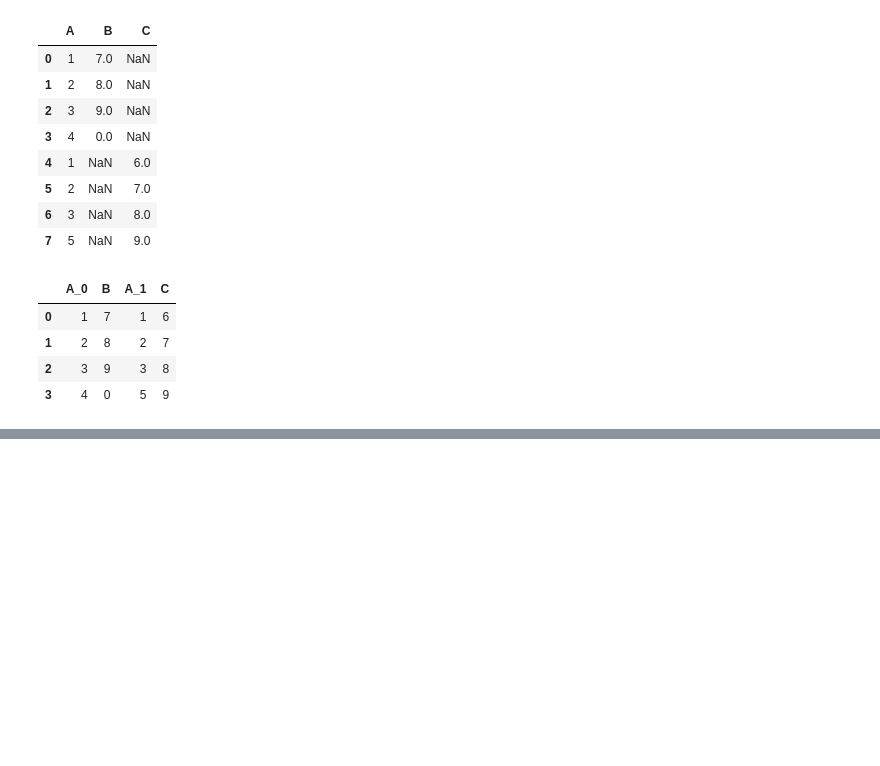
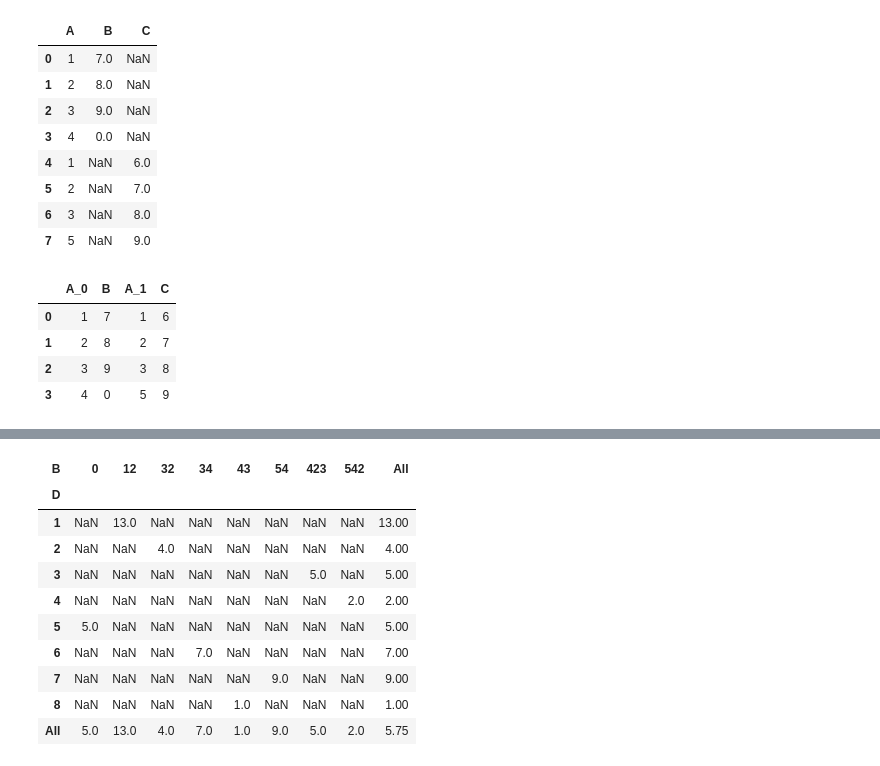
Before and after one commit to M-Hamza-Rao/Pandas-Practice, a Jupyter notebook: Pandas_Practice.ipynb, the cells around one changed output, grey strips where cells are left out. Drawn from its saved outputs; the diff is of its cells as text; code cells hidden in the pictures; blank space fills up the shorter version.

Commit message:
Pivot tables and Melt function

```diff
--- a/Pandas_Practice.ipynb
+++ b/Pandas_Practice.ipynb
@@ -931,0 +957,3 @@ df1.join(df2, how="outer", lsuffix="_0", rsuffix="_1")
+# %%
+df5=pd.DataFrame({"A":[0,9,8,7,6,5,4,3],"B":[12,32,423,542,0,34,54,43],"C":[13,4,5,2,5,7,9,1], "D":[1,2,3,4,5,6,7,8]})
+df5.pivot(index="D",columns="B", values="C")
@@ -931,0 +971,14 @@ df1.join(df2, how="outer", lsuffix="_0", rsuffix="_1")
+# %%
+df5.pivot_table(index="D",columns="B",values="C", aggfunc="mean", margins=True) #sum
+# %% [output]
+| B | 0 | 12 | 32 | 34 | 43 | 54 | 423 | 542 | All |
+| D |  |  |  |  |  |  |  |  |  |
+| 1 | NaN | 13.0 | NaN | NaN | NaN | NaN | NaN | NaN | 13.00 |
+| 2 | NaN | NaN | 4.0 | NaN | NaN | NaN | NaN | NaN | 4.00 |
+| 3 | NaN | NaN | NaN | NaN | NaN | NaN | 5.0 | NaN | 5.00 |
+| 4 | NaN | NaN | NaN | NaN | NaN | NaN | NaN | 2.0 | 2.00 |
+| 5 | 5.0 | NaN | NaN | NaN | NaN | NaN | NaN | NaN | 5.00 |
+| 6 | NaN | NaN | NaN | 7.0 | NaN | NaN | NaN | NaN | 7.00 |
+| 7 | NaN | NaN | NaN | NaN | NaN | 9.0 | NaN | NaN | 9.00 |
+| 8 | NaN | NaN | NaN | NaN | 1.0 | NaN | NaN | NaN | 1.00 |
+| All | 5.0 | 13.0 | 4.0 | 7.0 | 1.0 | 9.0 | 5.0 | 2.0 | 5.75 |
```
Also changed, not shown: parts of 4 cells of this notebook.
